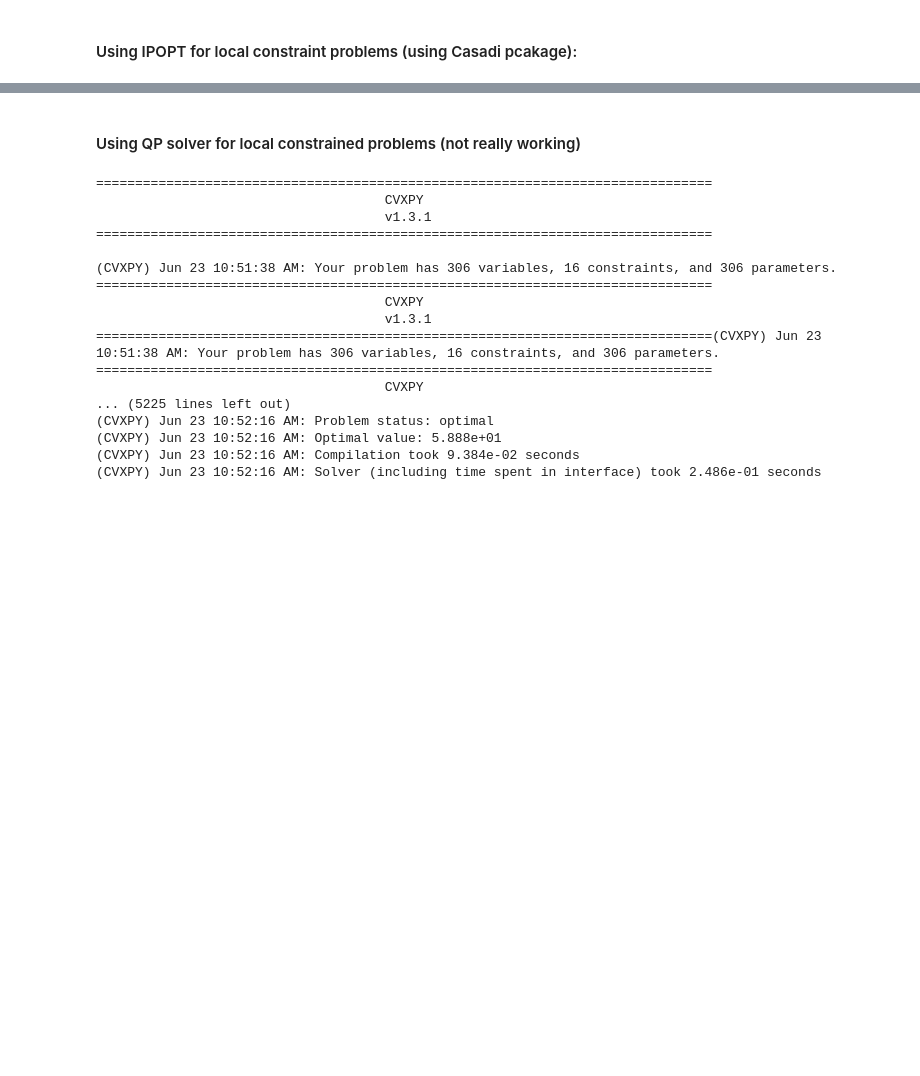
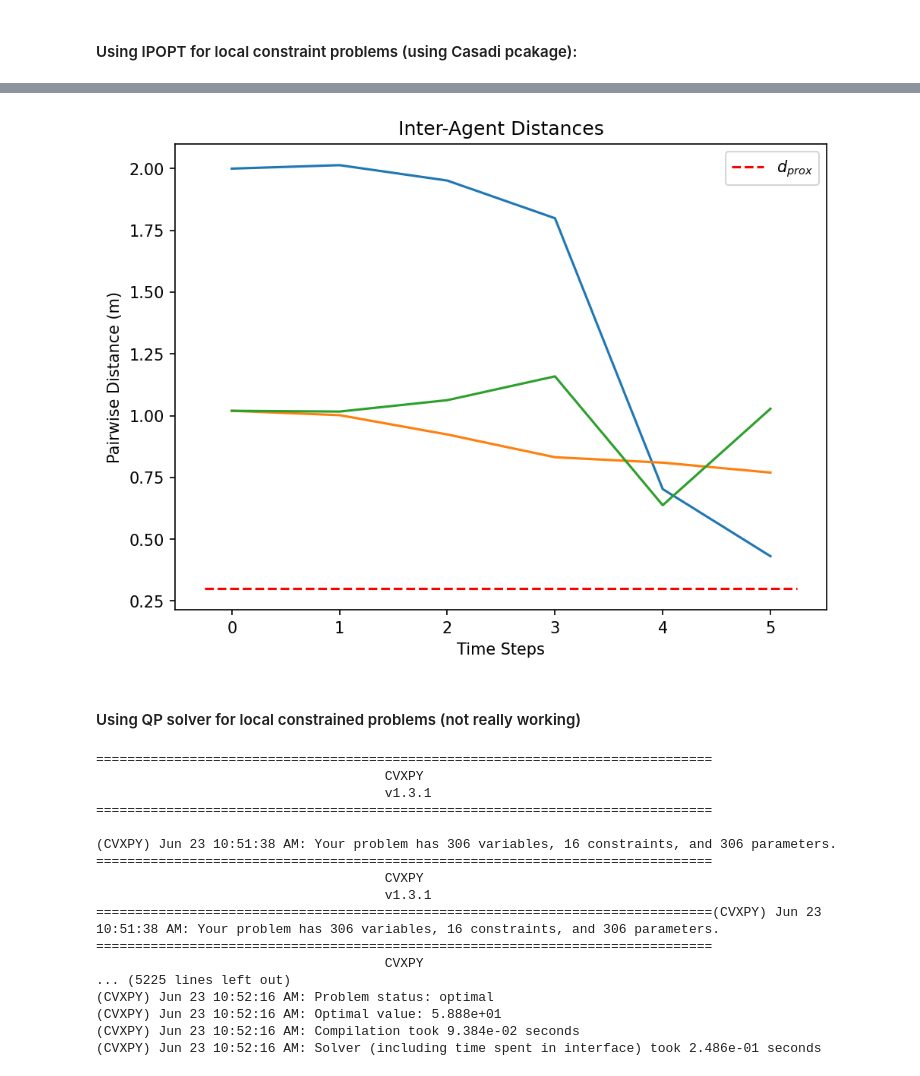
Before and after one commit to labicon/Potential-ADMM_code, a Jupyter notebook: distributed_ADMM/consensus_ADMM_MPC.ipynb, the cells around one changed output, grey strips where cells are left out. Drawn from its saved outputs; the diff is of its cells as text; code cells hidden in the pictures; blank space fills up the shorter version.

```diff
--- a/distributed_ADMM/consensus_ADMM_MPC.ipynb
+++ b/distributed_ADMM/consensus_ADMM_MPC.ipynb
@@ -297,3 +295,8 @@ EOFError:
+# %%
+plt.figure(dpi=150)
+dpilqr.plot_pairwise_distances(x_trj_converged,[6,6,6],[3,3,3],0.3)
+# %% [output]
+[figure, added]
 # %% [markdown]
 #### Using QP solver for local constrained problems (not really working)
 # %%
```
Also changed, not shown: parts of 6 cells of this notebook.
